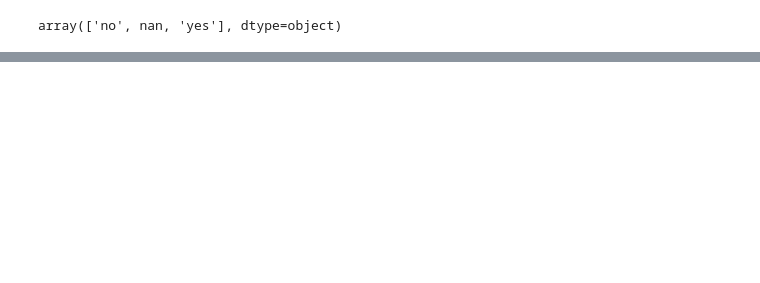
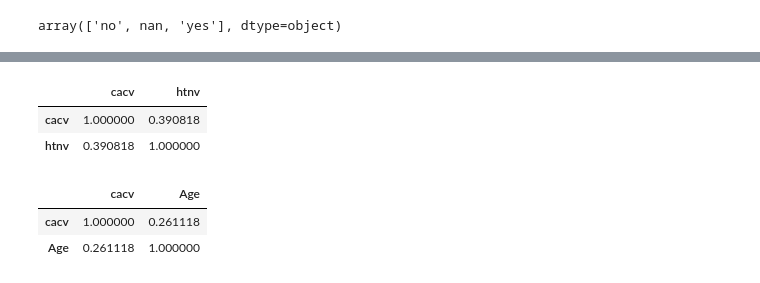
Before and after one commit to fataltes/quickNBs, a Jupyter notebook: Mina-s-dataset.ipynb, the cells around one changed output, grey strips where cells are left out. Cells and saved outputs as stored; diff of their text form; code cells hidden in the pictures; blank space fills up the shorter version.

```diff
--- a/Mina-s-dataset.ipynb
+++ b/Mina-s-dataset.ipynb
@@ -44,0 +62,12 @@ dtype: object
+# %%
+cleaned[['cacv', 'htnv']].corr(method='pearson')
+# %% [output]
+|  | cacv | htnv |
+| cacv | 1.000000 | 0.390818 |
+| htnv | 0.390818 | 1.000000 |
+# %%
+cleaned[['cacv', 'Age']].corr(method='pearson')
+# %% [output]
+|  | cacv | Age |
+| cacv | 1.000000 | 0.261118 |
+| Age | 0.261118 | 1.000000 |
```
Also changed, not shown: parts of 9 cells of this notebook.
